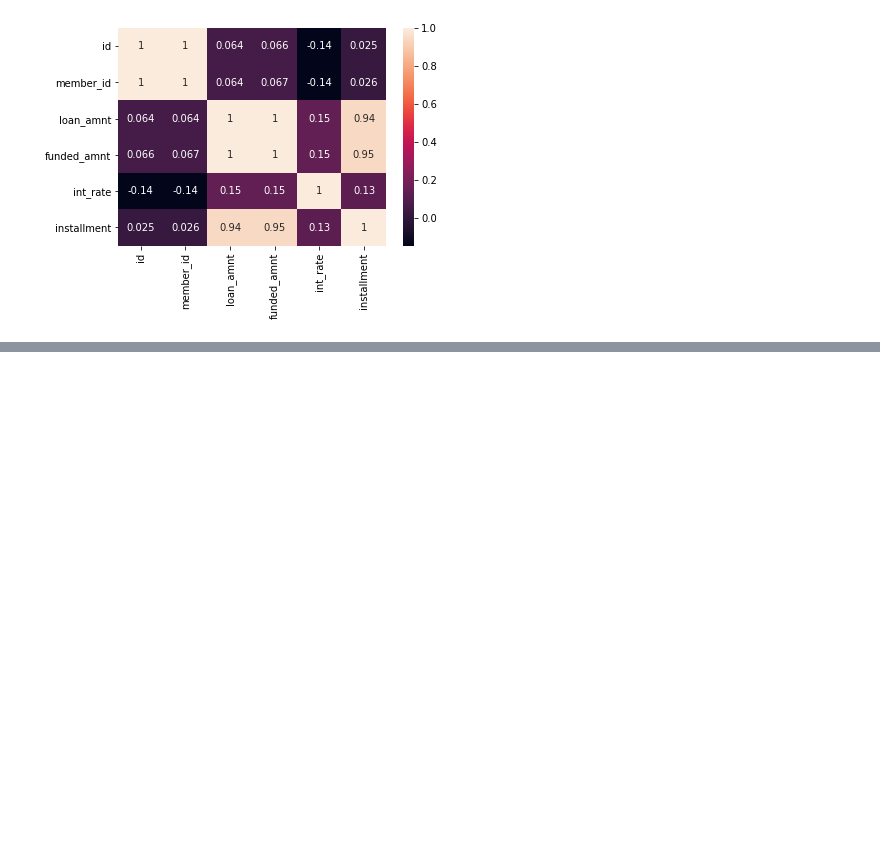
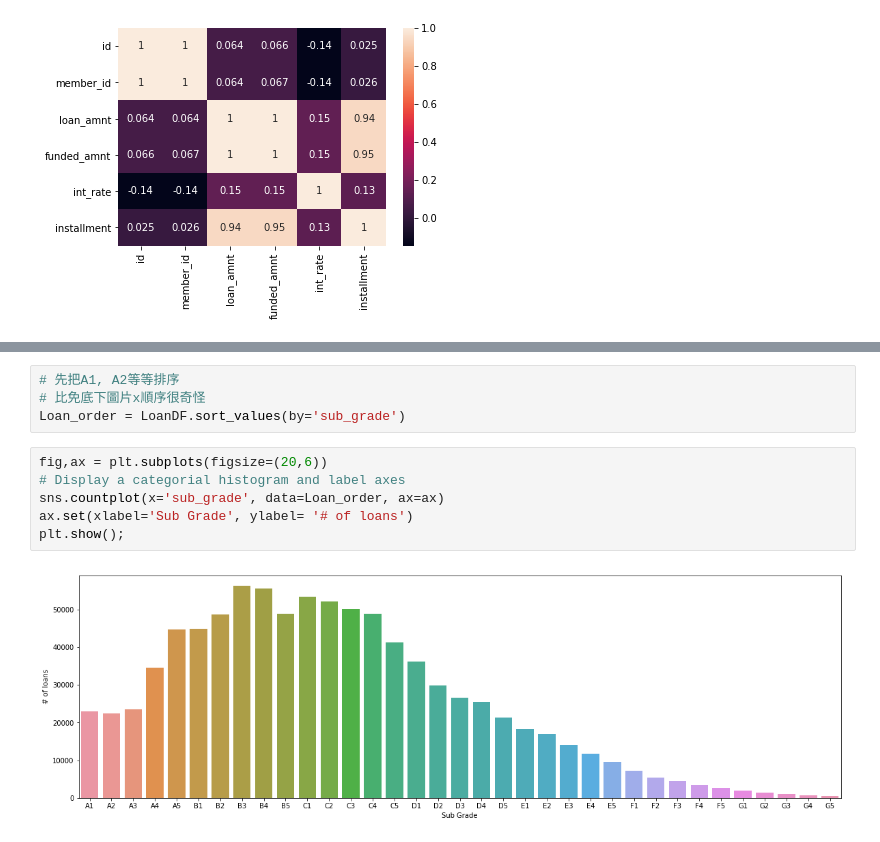
Before and after one commit to johnny12150/DSS_P2P, a Jupyter notebook: notebook/Grade - MLP.ipynb, the cells around one changed output, grey strips where cells are left out. Drawn from its saved outputs; the diff is of its cells as text; blank space fills up the shorter version.

```diff
--- a/notebook/Grade - MLP.ipynb
+++ b/notebook/Grade - MLP.ipynb
@@ -134,0 +145,12 @@ sns.heatmap(loan_corr, xticklabels = loan_corr.columns, yticklabels = loan_corr.
+# %%
+# 先把A1, A2等等排序
+# 比免底下圖片x順序很奇怪
+Loan_order = LoanDF.sort_values(by='sub_grade')
+# %%
+fig,ax = plt.subplots(figsize=(20,6))
+# Display a categorial histogram and label axes
+sns.countplot(x='sub_grade', data=Loan_order, ax=ax)
+ax.set(xlabel='Sub Grade', ylabel= '# of loans')
+plt.show();
+# %% [output]
+[figure, added]
```
Also changed, not shown: parts of 7 cells of this notebook.
